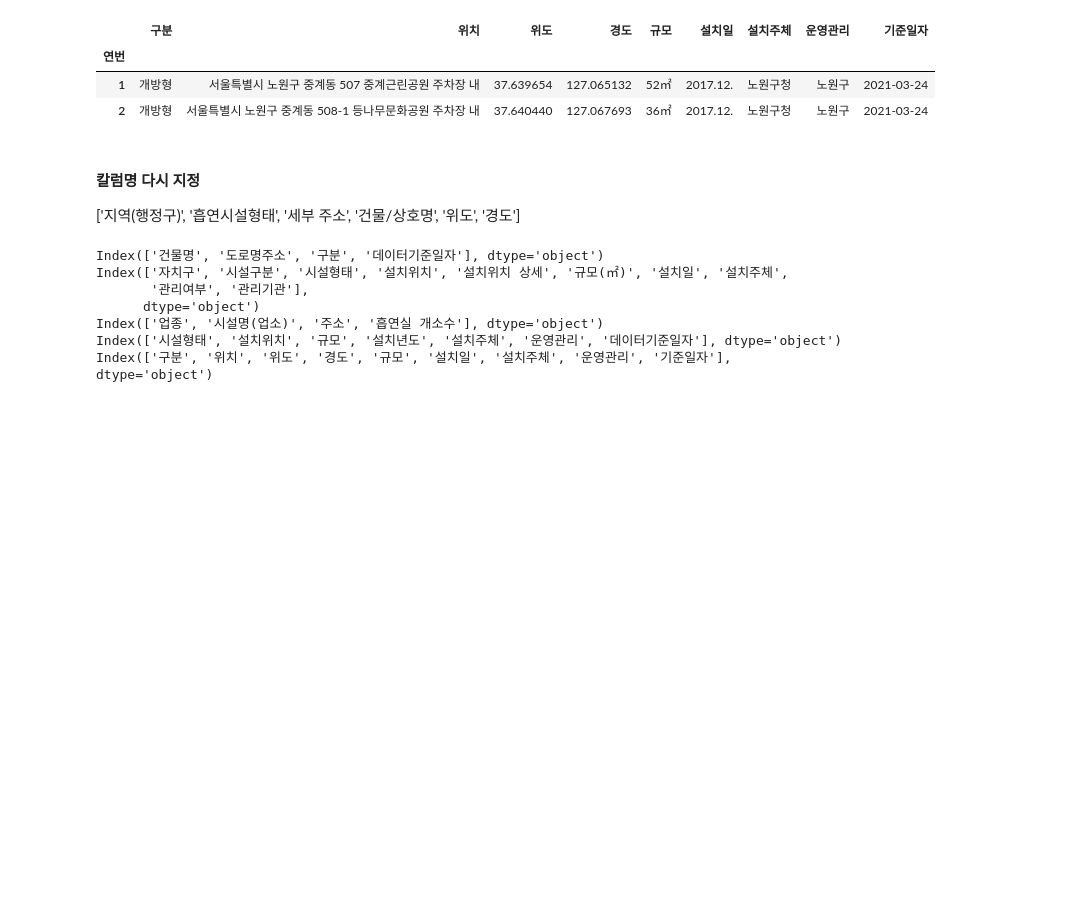
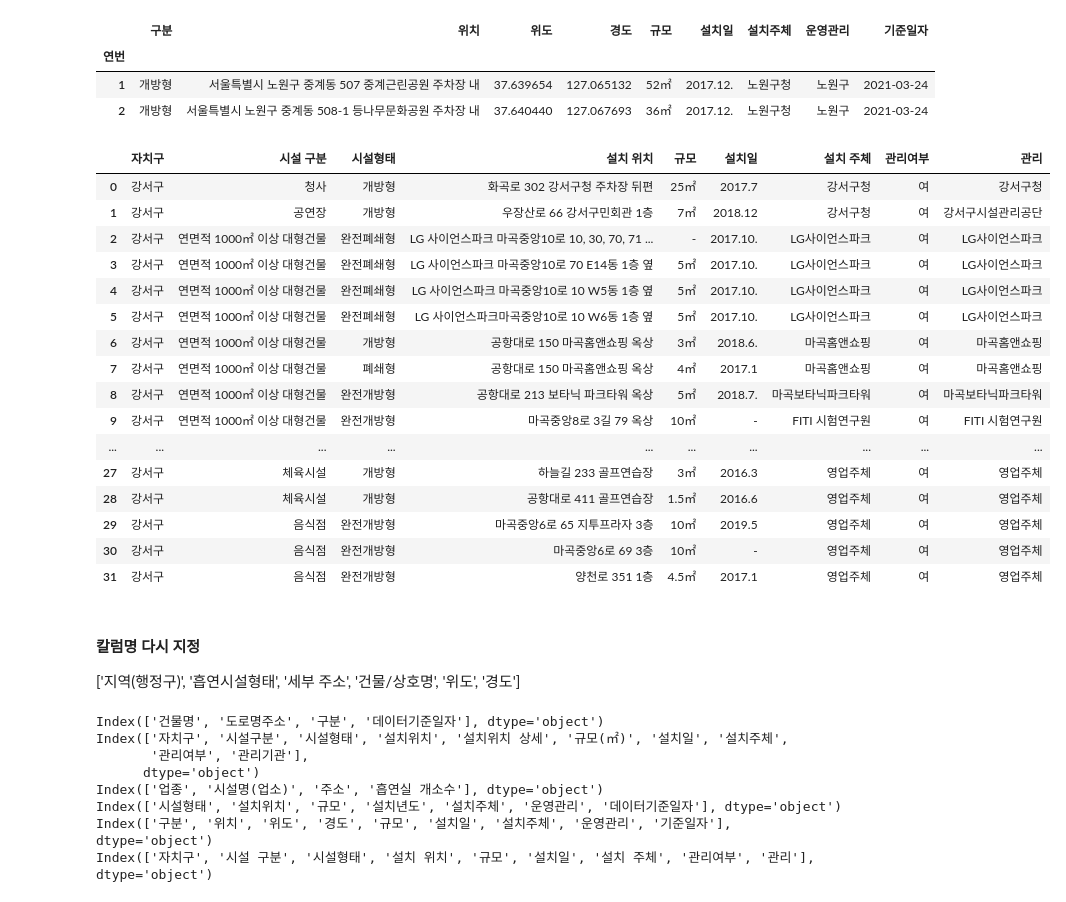
Before and after one commit to palesaltedcaramel/kick_map, a Jupyter notebook: 흡연구역_명진.ipynb, the cells around one changed output. Drawn from its saved outputs; the diff is of its cells as text; code cells hidden in the pictures; blank space fills up the shorter version.

Commit message:
update 흡연구역_명진

```diff
--- a/흡연구역_명진.ipynb
+++ b/흡연구역_명진.ipynb
@@ -96,17 +95,35 @@ nowon
 | 1 | 개방형 | 서울특별시 노원구 중계동 507 중계근린공원 주차장 내 | 37.639654 | 127.065132 | 52㎡ | 2017.12. | 노원구청 | 노원구 | 2021-03-24 |
 | 2 | 개방형 | 서울특별시 노원구 중계동 508-1 등나무문화공원 주차장 내 | 37.640440 | 127.067693 | 36㎡ | 2017.12. | 노원구청 | 노원구 | 2021-03-24 |
 # %%
-#강서구 에러.. 자료 다시 받기
+#강서구
 
-#gangseo= pd.read_csv('/흡연구역_명진/강서구_20190812.csv', encoding='cp949')
-#gangseo
+gangseo= pd.read_csv('흡연구역_명진/서울특별시 강서구_실외 흡연 장소_20201008.csv', encoding='cp949')
+gangseo
+# %% [output]
+|  | 자치구 | 시설 구분 | 시설형태 | 설치 위치 | 규모 | 설치일 | 설치 주체 | 관리여부 | 관리 |
+| 0 | 강서구 | 청사 | 개방형 | 화곡로 302 강서구청 주차장 뒤편 | 25㎡ | 2017.7 | 강서구청 | 여 | 강서구청 |
+| 1 | 강서구 | 공연장 | 개방형 | 우장산로 66 강서구민회관 1층 | 7㎡ | 2018.12 | 강서구청 | 여 | 강서구시설관리공단 |
+| 2 | 강서구 | 연면적 1000㎡ 이상 대형건물 | 완전폐쇄형 | LG 사이언스파크 마곡중앙10로 10, 30, 70, 71 ... | - | 2017.10. | LG사이언스파크 | 여 | LG사이언스파크 |
+| 3 | 강서구 | 연면적 1000㎡ 이상 대형건물 | 완전폐쇄형 | LG 사이언스파크 마곡중앙10로 70 E14동 1층 옆 | 5㎡ | 2017.10. | LG사이언스파크 | 여 | LG사이언스파크 |
+| 4 | 강서구 | 연면적 1000㎡ 이상 대형건물 | 완전폐쇄형 | LG 사이언스파크 마곡중앙10로 10 W5동 1층 옆 | 5㎡ | 2017.10. | LG사이언스파크 | 여 | LG사이언스파크 |
+| 5 | 강서구 | 연면적 1000㎡ 이상 대형건물 | 완전폐쇄형 | LG 사이언스파크마곡중앙10로 10 W6동 1층 옆 | 5㎡ | 2017.10. | LG사이언스파크 | 여 | LG사이언스파크 |
+| 6 | 강서구 | 연면적 1000㎡ 이상 대형건물 | 개방형 | 공항대로 150 마곡홈앤쇼핑 옥상 | 3㎡ | 2018.6. | 마곡홈앤쇼핑 | 여 | 마곡홈앤쇼핑 |
+| 7 | 강서구 | 연면적 1000㎡ 이상 대형건물 | 폐쇄형 | 공항대로 150 마곡홈앤쇼핑 옥상 | 4㎡ | 2017.1 | 마곡홈앤쇼핑 | 여 | 마곡홈앤쇼핑 |
+| 8 | 강서구 | 연면적 1000㎡ 이상 대형건물 | 완전개방형 | 공항대로 213 보타닉 파크타워 옥상 | 5㎡ | 2018.7. | 마곡보타닉파크타워 | 여 | 마곡보타닉파크타워 |
+| 9 | 강서구 | 연면적 1000㎡ 이상 대형건물 | 완전개방형 | 마곡중앙8로 3길 79 옥상 | 10㎡ | - | FITI 시험연구원 | 여 | FITI 시험연구원 |
+| ... | ... | ... | ... | ... | ... | ... | ... | ... | ... |
+| 27 | 강서구 | 체육시설 | 개방형 | 하늘길 233 골프연습장 | 3㎡ | 2016.3 | 영업주체 | 여 | 영업주체 |
+| 28 | 강서구 | 체육시설 | 개방형 | 공항대로 411 골프연습장 | 1.5㎡ | 2016.6 | 영업주체 | 여 | 영업주체 |
+| 29 | 강서구 | 음식점 | 완전개방형 | 마곡중앙6로 65 지투프라자 3층 | 10㎡ | 2019.5 | 영업주체 | 여 | 영업주체 |
+| 30 | 강서구 | 음식점 | 완전개방형 | 마곡중앙6로 69 3층 | 10㎡ | - | 영업주체 | 여 | 영업주체 |
+| 31 | 강서구 | 음식점 | 완전개방형 | 양천로 351 1층 | 4.5㎡ | 2017.1 | 영업주체 | 여 | 영업주체 |
 # %%
 #도봉구 자료 누락
 # %% [markdown]
 #### 칼럼명 다시 지정
 ['지역(행정구)', '흡연시설형태', '세부 주소', '건물/상호명', '위도', '경도']
 # %%
-districts = [songpa, seodaemun, jungnang, dongdaemun, nowon] #마포, 강서 파일 열기 에러 나서 아직 데이터프레임 생성 못함
+districts = [songpa, seodaemun, jungnang, dongdaemun, nowon, gangseo] #마포 파일 열기 에러 나서 아직 데이터프레임 생성 못함
 for district in districts:
     print(district.columns)
 # %% [output]
@@ -117,5 +134,6 @@ Index(['자치구', '시설구분', '시설형태', '설치위치', '설치위
 Index(['업종', '시설명(업소)', '주소', '흡연실 개소수'], dtype='object')
 Index(['시설형태', '설치위치', '규모', '설치년도', '설치주체', '운영관리', '데이터기준일자'], dtype='object')
 Index(['구분', '위치', '위도', '경도', '규모', '설치일', '설치주체', '운영관리', '기준일자'], dtype='object')
+Index(['자치구', '시설 구분', '시설형태', '설치 위치', '규모', '설치일', '설치 주체', '관리여부', '관리'], dtype='object')
 # %%
 #필요없는 칼럼 삭제
```
Also changed, not shown: parts of 13 cells of this notebook.
